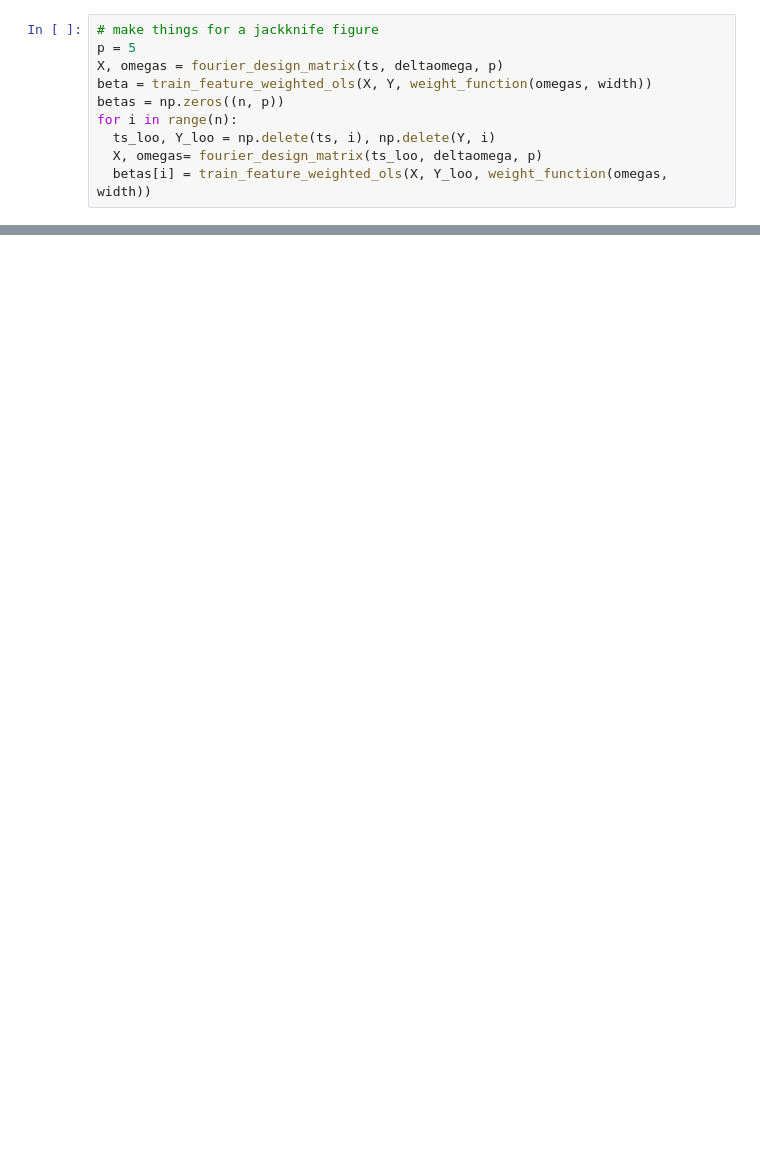
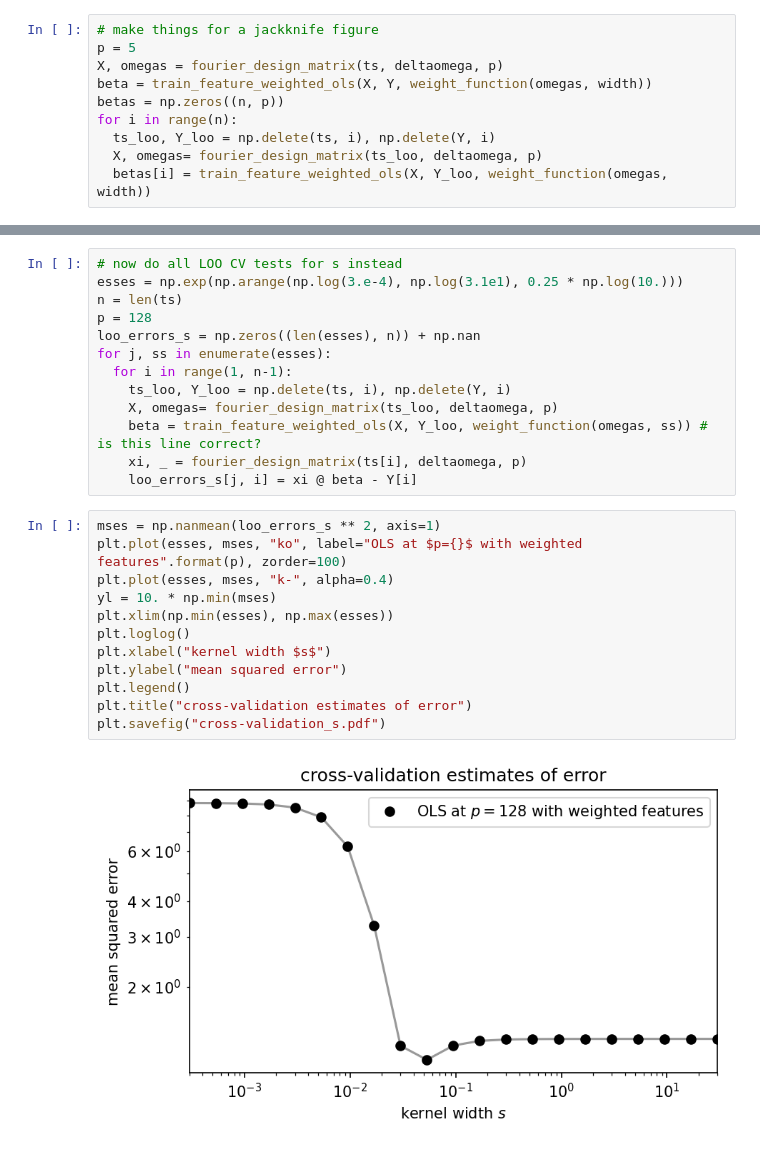
Before and after one commit to davidwhogg/FlexibleLinearModels, a Jupyter notebook: ipynb/experiments_with_reweighting_features.ipynb, the cells around one changed output, grey strips where cells are left out. Saved outputs shown, nothing was run; the diff lists cells and outputs as text; blank space fills up the shorter version.

```diff
--- a/ipynb/experiments_with_reweighting_features.ipynb
+++ b/ipynb/experiments_with_reweighting_features.ipynb
@@ -491,0 +534,27 @@ plt.loglog()
+# %%
+# now do all LOO CV tests for s instead
+esses = np.exp(np.arange(np.log(3.e-4), np.log(3.1e1), 0.25 * np.log(10.)))
+n = len(ts)
+p = 128
+loo_errors_s = np.zeros((len(esses), n)) + np.nan
+for j, ss in enumerate(esses):
+  for i in range(1, n-1):
+    ts_loo, Y_loo = np.delete(ts, i), np.delete(Y, i)
+    X, omegas= fourier_design_matrix(ts_loo, deltaomega, p)
+    beta = train_feature_weighted_ols(X, Y_loo, weight_function(omegas, ss)) # is this line correct?
+    xi, _ = fourier_design_matrix(ts[i], deltaomega, p)
+    loo_errors_s[j, i] = xi @ beta - Y[i]
+# %%
+mses = np.nanmean(loo_errors_s ** 2, axis=1)
+plt.plot(esses, mses, "ko", label="OLS at $p={}$ with weighted features".format(p), zorder=100)
+plt.plot(esses, mses, "k-", alpha=0.4)
+yl = 10. * np.min(mses)
+plt.xlim(np.min(esses), np.max(esses))
+plt.loglog()
+plt.xlabel("kernel width $s$")
+plt.ylabel("mean squared error")
+plt.legend()
+plt.title("cross-validation estimates of error")
+plt.savefig("cross-validation_s.pdf")
+# %% [output]
+[figure, added]
```
Also changed, not shown: parts of 23 cells of this notebook.
